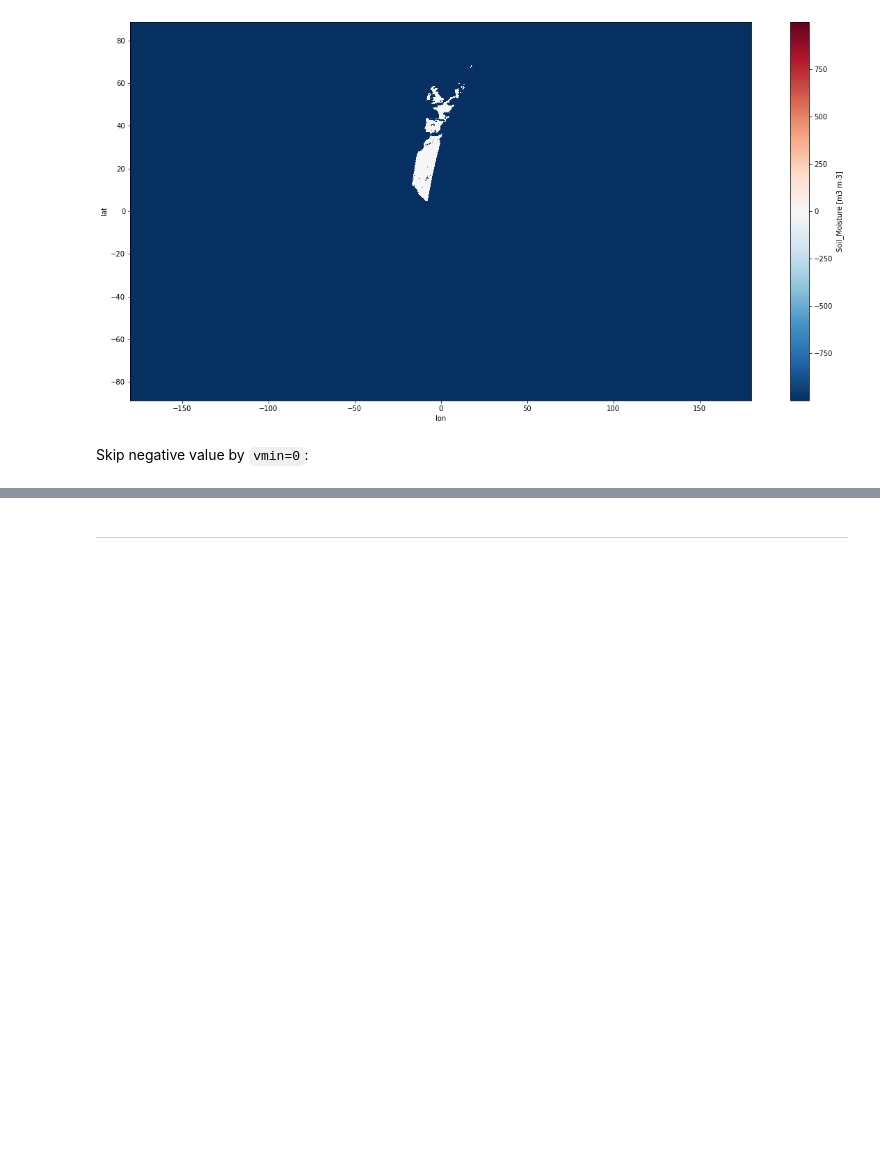
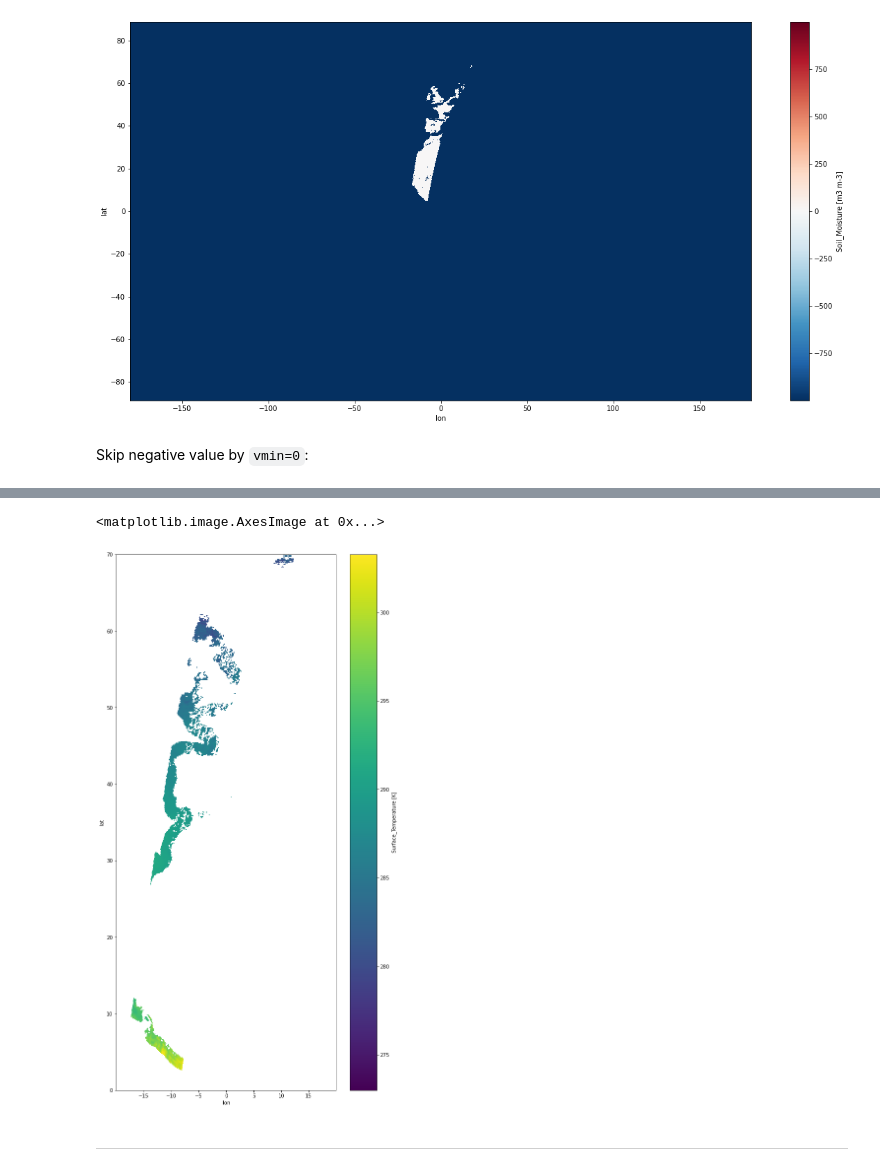
Before and after one commit to xcube-dev/xcube-smos, a Jupyter notebook: notebooks/open-l2-product.ipynb, the cells around one changed output, grey strips where cells are left out. Saved outputs shown, nothing was run; the diff lists cells and outputs as text; code cells hidden in the pictures; blank space fills up the shorter version.

```diff
--- a/notebooks/open-l2-product.ipynb
+++ b/notebooks/open-l2-product.ipynb
@@ -179,3 +184,9 @@ l2_ds_0.Soil_Moisture.sel(lon=slice(-20., 20.), lat=slice(70., 0.)).plot.imshow(
+# %%
+st_subset = l2_ds_0.Surface_Temperature.sel(lon=slice(-20., 20.), lat=slice(70., 0.))
+st_subset.where(st_subset != -999, np.nan).plot.imshow(figsize=(10, 20), vmin=273)
+# %% [output]
+<matplotlib.image.AxesImage at 0x...>
+[figure, added]
 # %% [markdown]
 ---
 # %% [markdown]
```
Also changed, not shown: parts of 9 cells of this notebook, 3 other files.
